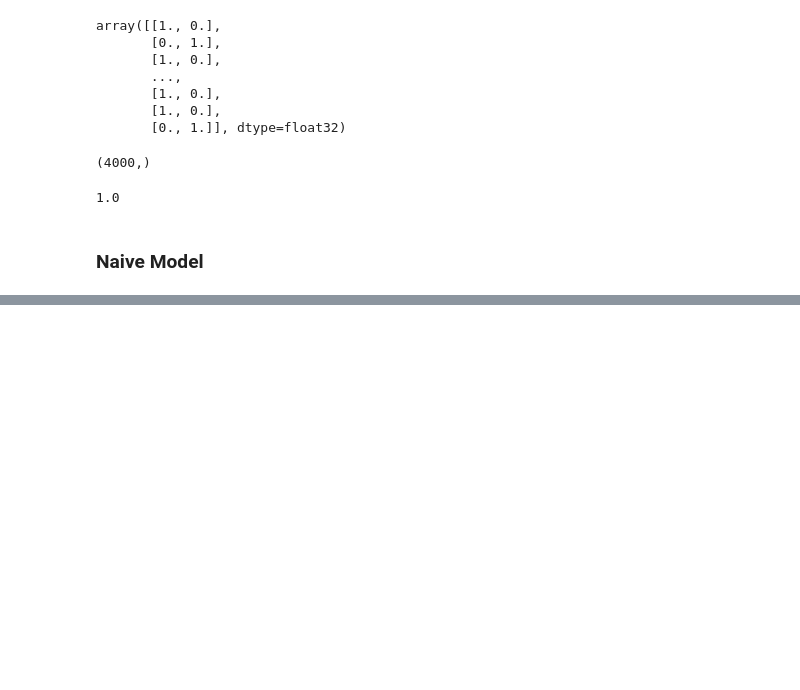
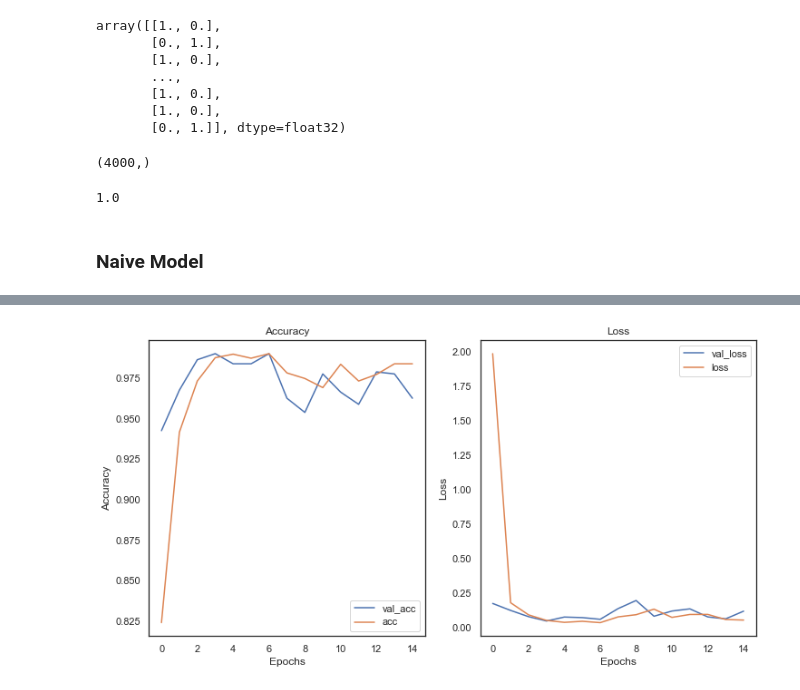
Before and after one commit to MNLKuzmin/DrowsinessDetection, a Jupyter notebook: Drowsiness.ipynb, the cells around one changed output, grey strips where cells are left out. Drawn from its saved outputs; the diff is of its cells as text; code cells hidden in the pictures; blank space fills up the shorter version.

```diff
--- a/Drowsiness.ipynb
+++ b/Drowsiness.ipynb
@@ -216,0 +249,28 @@ conf_matrix(model, X, y)
+# %%
+labels_64=labels_64[:,1]
+# %%
+# create model
+#Sequential: multiple layers built on top of each other
+
+model = models.Sequential()
+#Firs Convolutional Layer, with 3 neurons and 3X3 is the size of the filter
+model.add(layers.Conv2D(3, (3, 3), activation='relu',
+                        input_shape=(64,64,3)))
+#MaxPooling with filter size 2 and stride 2
+model.add(layers.MaxPooling2D(2,2))
+
+#Flattening the last layer to be able to add the last Dense layer
+model.add(layers.Flatten())
+#Dense layer with 9 neurons (because of 9 classes)
+model.add(layers.Dense(1, activation='sigmoid'))
+
+# Compiling the model
+model.compile(loss='binary_crossentropy',
+              optimizer='adam',
+              metrics=['acc'])
+# %%
+X=images_64
+y=labels_64
+# %%
+history = model.fit(X, y, epochs=15, batch_size=10,
+                        validation_split=0.2, verbose=1)
@@ -216,0 +295,4 @@ conf_matrix(model, X, y)
+# %%
+visualize_training_results(history)
+# %% [output]
+[figure, added]
```
Also changed, not shown: parts of 17 cells of this notebook.
